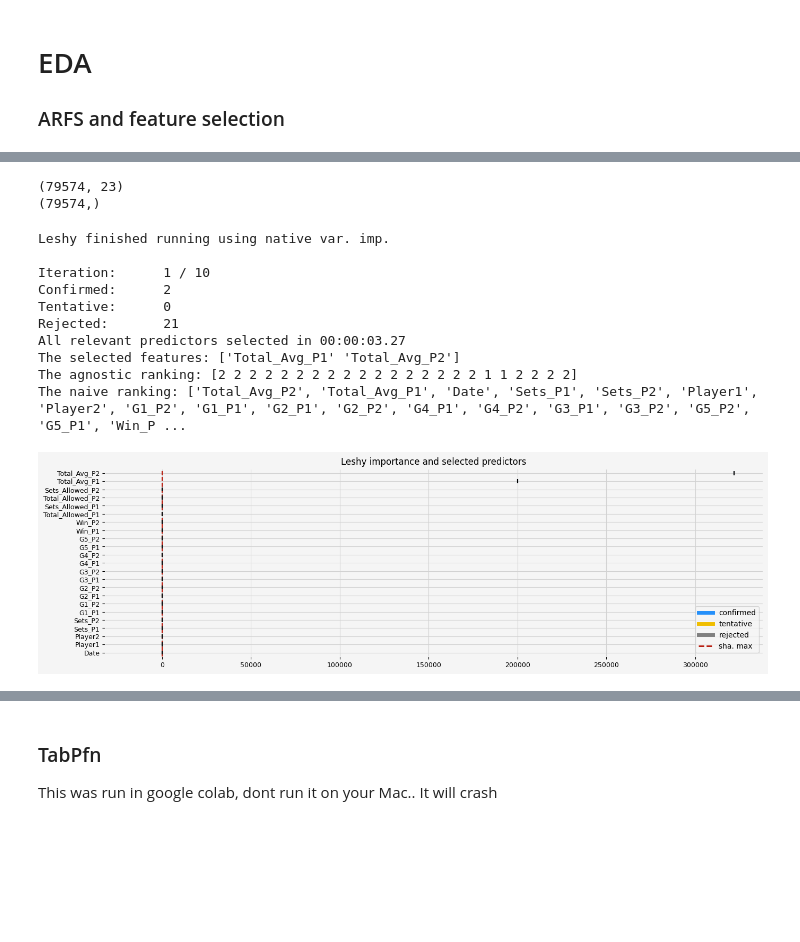
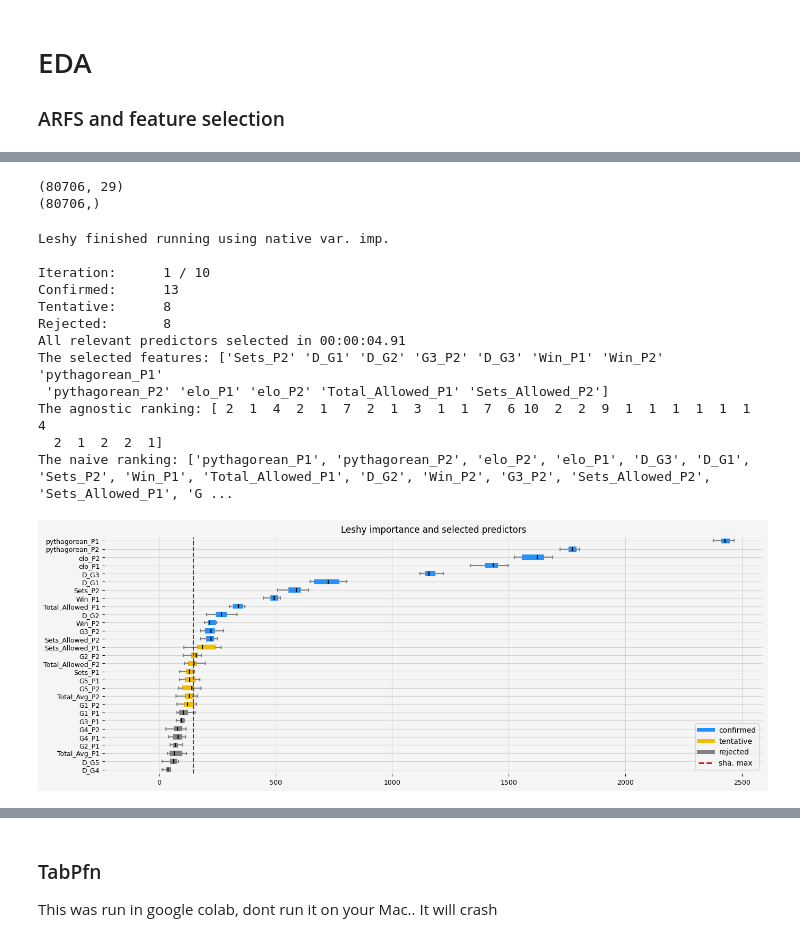
Before and after one commit to forbesjon2/NFL, a Jupyter notebook: SlidingWindowTTennis.ipynb, the cells around one changed output, grey strips where cells are left out. Saved outputs shown, nothing was run; the diff lists cells and outputs as text; code cells hidden in the pictures; blank space fills up the shorter version.

```diff
--- a/SlidingWindowTTennis.ipynb
+++ b/SlidingWindowTTennis.ipynb
@@ -616,22 +615,27 @@ memory usage: 29.7 MB
 # %%
 # Load data
 x_col = [
-    'Date',
-    'Player1',
-    'Player2',
+    # 'Date',
+    # 'Player1',
+    # 'Player2',
     'Sets_P1',
     'Sets_P2',
 
     'G1_P1',
     'G1_P2',
+    'D_G1',
     'G2_P1',
     'G2_P2',
+    'D_G2',
     'G3_P1',
     'G3_P2',
+    'D_G3',
     'G4_P1',
     'G4_P2',
+    'D_G4',
     'G5_P1',
     'G5_P2',
+    'D_G5',
 
     'Win_P1',
     'Win_P2',
@@ -643,6 +647,11 @@ x_col = [
 #    'Total_P1', # Unadjusted total (careful re: leakage)
 #    'Total_P2', # Unadjusted total (careful re: leakage)
 #    'Total_Score', # Unadjusted total (careful re: leakage)
+
+    'pythagorean_P1',
+    'pythagorean_P2',
+    'elo_P1',
+    'elo_P2',
     'Total_Avg_P1',
     'Total_Avg_P2',
 
@@ -650,44 +659,49 @@ x_col = [
     'Total_Allowed_P2',
     'Sets_Allowed_P1',
     'Sets_Allowed_P2',
+    'D_Odds'
 ]
 
 
 y_col = ['Over_74']
 X = df[x_col]
 y = df['Over_74']
+y = df['G5']
+y = df['H_won']
 
 print(X.shape)
 print(y.shape)
 
 model = LGBMClassifier(random_state=42, verbose=-1)
 feat_selector = arfsgroot.Leshy(
     model, n_estimators=20, verbose=1, max_iter=10, random_state=42, importance="native"
 )
 feat_selector.fit(X, y, sample_weight=None)
 print(f"The selected features: {feat_selector.get_feature_names_out()}")
 print(f"The agnostic ranking: {feat_selector.ranking_}")
 print(f"The naive ranking: {feat_selector.ranking_absolutes_}")
 fig = feat_selector.plot_importance(n_feat_per_inch=5)
 
 # highlight synthetic random variable
 fig = highlight_tick(figure=fig, str_match="random")
 fig = highlight_tick(figure=fig, str_match="genuine", color="green")
 plt.show()
 # %% [output]
-(79574, 23)
-(79574,)
+(80706, 29)
+(80706,)
 Leshy finished running using native var. imp.
 
 Iteration:      1 / 10
-Confirmed:      2
-Tentative:      0
-Rejected:       21
-All relevant predictors selected in 00:00:03.27
-The selected features: ['Total_Avg_P1' 'Total_Avg_P2']
-The agnostic ranking: [2 2 2 2 2 2 2 2 2 2 2 2 2 2 2 2 2 1 1 2 2 2 2]
-The naive ranking: ['Total_Avg_P2', 'Total_Avg_P1', 'Date', 'Sets_P1', 'Sets_P2', 'Player1', 'Player2', 'G1_P2', 'G1_P1', 'G2_P1', 'G2_P2', 'G4_P1', 'G4_P2', 'G3_P1', 'G3_P2', 'G5_P2', 'G5_P1', 'Win_P ...
+Confirmed:      13
+Tentative:      8
+Rejected:       8
+All relevant predictors selected in 00:00:04.91
+The selected features: ['Sets_P2' 'D_G1' 'D_G2' 'G3_P2' 'D_G3' 'Win_P1' 'Win_P2' 'pythagorean_P1'
+ 'pythagorean_P2' 'elo_P1' 'elo_P2' 'Total_Allowed_P1' 'Sets_Allowed_P2']
+The agnostic ranking: [ 2  1  4  2  1  7  2  1  3  1  1  7  6 10  2  2  9  1  1  1  1  1  1  4
+  2  1  2  2  1]
+The naive ranking: ['pythagorean_P1', 'pythagorean_P2', 'elo_P2', 'elo_P1', 'D_G3', 'D_G1', 'Sets_P2', 'Win_P1', 'Total_Allowed_P1', 'D_G2', 'Win_P2', 'G3_P2', 'Sets_Allowed_P2', 'Sets_Allowed_P1', 'G ...
-[figure, old version]
+[figure, new version]
 # %%
 # be sure to use the same but non-fitted estimator
 model = LGBMClassifier(random_state=42, verbose=-1)
```
Also changed, not shown: parts of 20 cells of this notebook, 5 other files.
